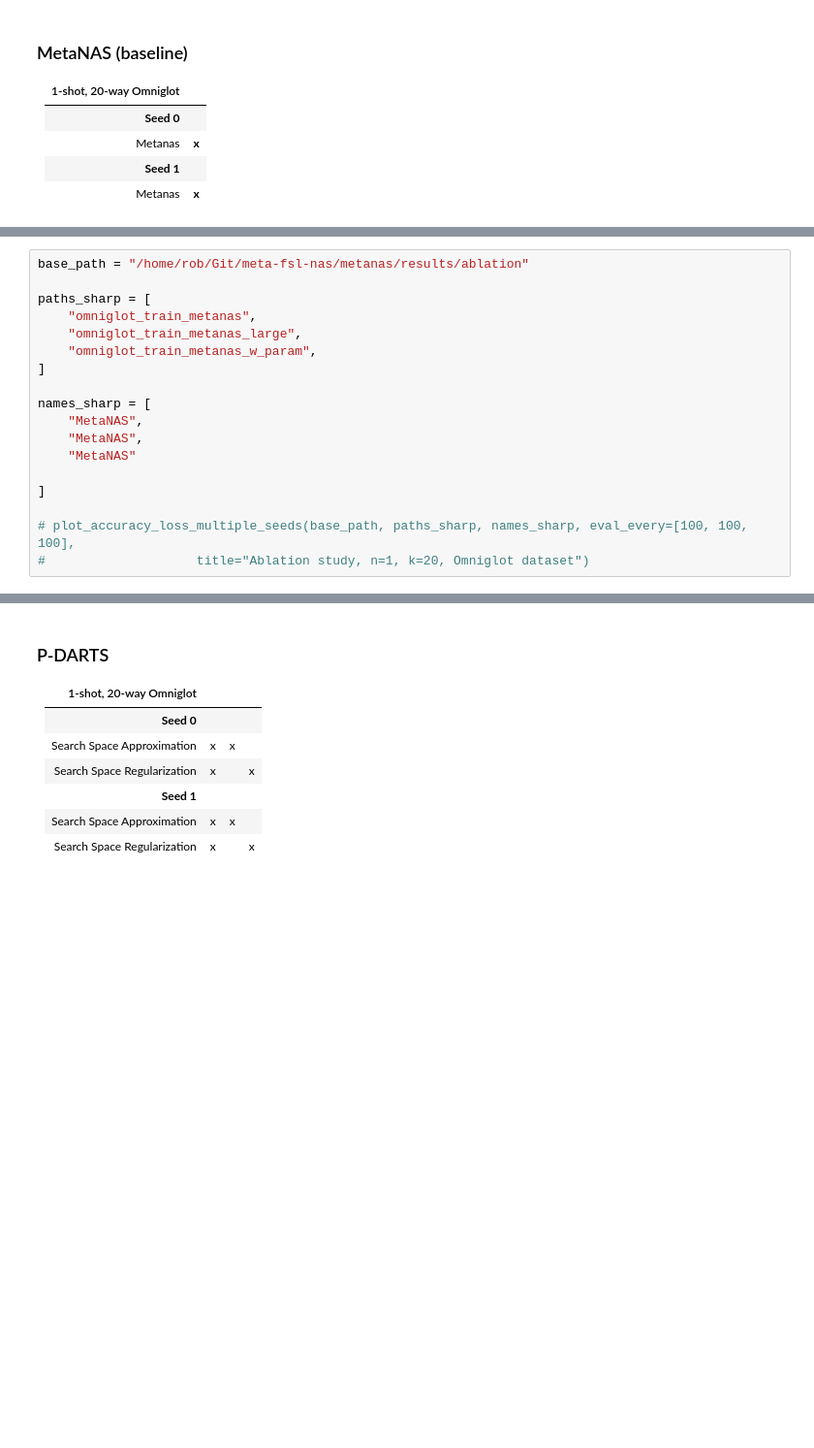
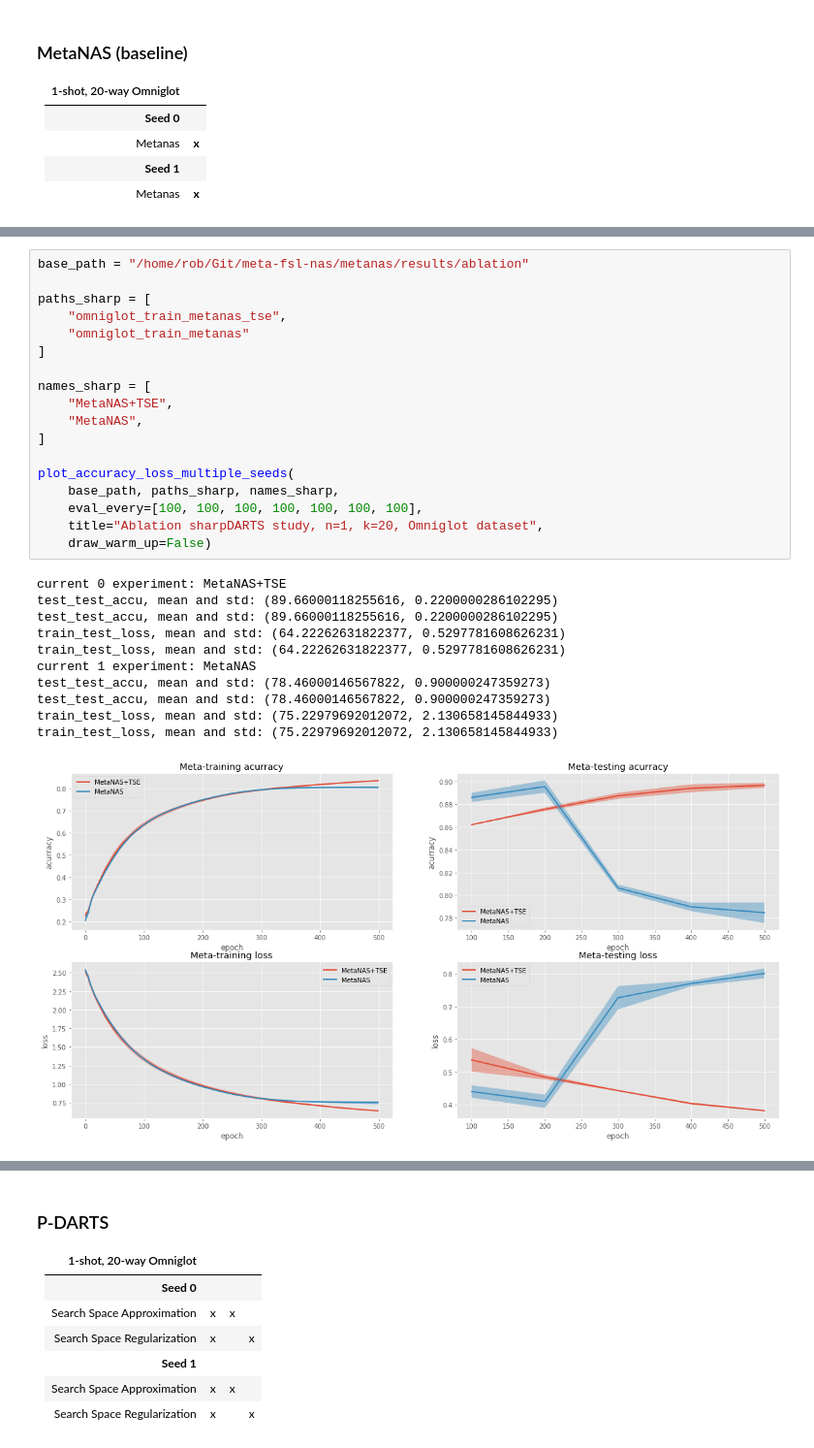
Before and after one commit to RobvanGastel/meta-fsl-nas, a Jupyter notebook: notebooks/Visualize MetaNAS.ipynb, the cells around one changed output, grey strips where cells are left out. Shown at 97% size. Cells and saved outputs as stored; diff of their text form; blank space fills up the shorter version.

```diff
--- a/notebooks/Visualize MetaNAS.ipynb
+++ b/notebooks/Visualize MetaNAS.ipynb
@@ -201,21 +167,33 @@ plot_meta_testing_params(b_path, pa, indice="test_test_params")
 # %%
 base_path = "/home/rob/Git/meta-fsl-nas/metanas/results/ablation"
 
 paths_sharp = [
-    "omniglot_train_metanas",
-    "omniglot_train_metanas_large",
-    "omniglot_train_metanas_w_param",
+    "omniglot_train_metanas_tse",
+    "omniglot_train_metanas"
 ]
 
 names_sharp = [
+    "MetaNAS+TSE",
     "MetaNAS",
-    "MetaNAS",
-    "MetaNAS"
-
 ]
 
-# plot_accuracy_loss_multiple_seeds(base_path, paths_sharp, names_sharp, eval_every=[100, 100, 100],
-#                    title="Ablation study, n=1, k=20, Omniglot dataset")
+plot_accuracy_loss_multiple_seeds(
+    base_path, paths_sharp, names_sharp,
+    eval_every=[100, 100, 100, 100, 100, 100, 100],
+    title="Ablation sharpDARTS study, n=1, k=20, Omniglot dataset",
+    draw_warm_up=False)
+# %% [output]
+current 0 experiment: MetaNAS+TSE
+test_test_accu, mean and std: (89.66000118255616, 0.2200000286102295)
+test_test_accu, mean and std: (89.66000118255616, 0.2200000286102295)
+train_test_loss, mean and std: (64.22262631822377, 0.5297781608626231)
+train_test_loss, mean and std: (64.22262631822377, 0.5297781608626231)
+current 1 experiment: MetaNAS
+test_test_accu, mean and std: (78.46000146567822, 0.900000247359273)
+test_test_accu, mean and std: (78.46000146567822, 0.900000247359273)
+train_test_loss, mean and std: (75.22979692012072, 2.130658145844933)
+train_test_loss, mean and std: (75.22979692012072, 2.130658145844933)
+[figure, added]
 # %% [markdown]
 ### SharpDARTS
 
```
Also changed, not shown: parts of 35 cells of this notebook, 4 other files.
